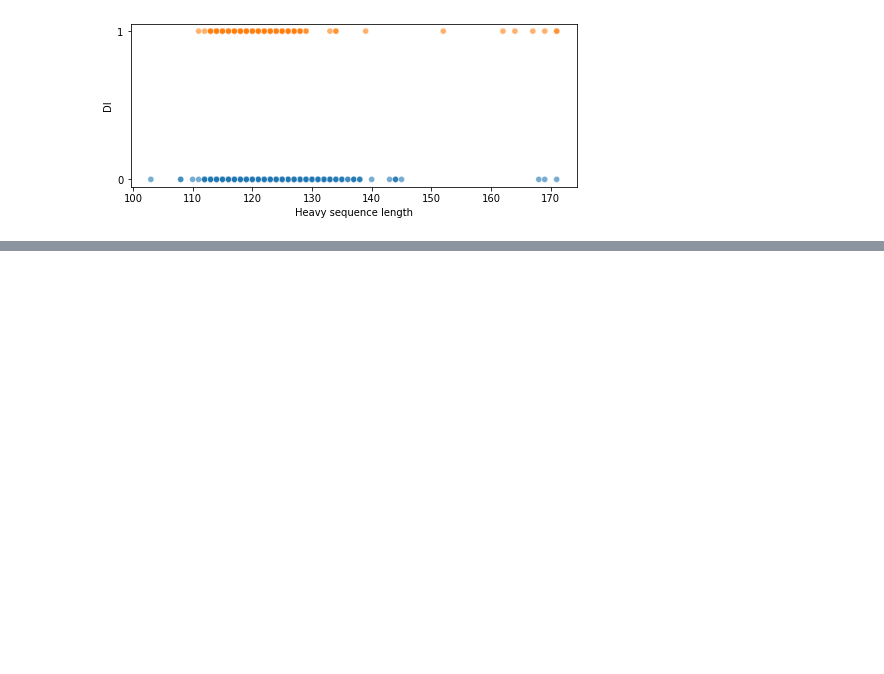
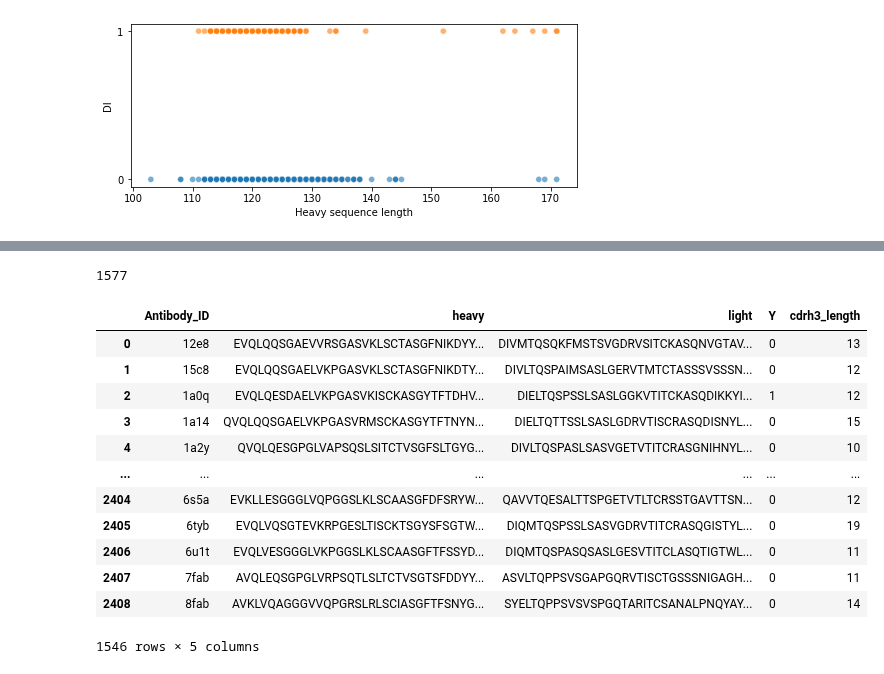
Before and after one commit to kvetab/di-pred, a Jupyter notebook: notebooks/data_processing/04-data-split-deduplicated.ipynb, the cells around one changed output, grey strips where cells are left out. Drawn from its saved outputs; the diff is of its cells as text; code cells hidden in the pictures; blank space fills up the shorter version.

```diff
--- a/notebooks/data_processing/04-data-split-deduplicated.ipynb
+++ b/notebooks/data_processing/04-data-split-deduplicated.ipynb
@@ -534,0 +583,37 @@ plt.show()
+# %%
+cdrh3 = heavy_df.merge(chen_data["Antibody_ID"], left_on="Ab_ID", right_on="Antibody_ID").iloc[:,131:196]
+len(cdrh3)
+# %% [output]
+1577
+# %%
+def is_aa(letter):
+    if letter == "-":
+        return 0
+    else:
+        return 1
+
+def cdr_length(row):
+    length = sum(is_aa(letter) for letter in row)
+    return length
+# %%
+cdrh3_length = cdrh3.apply(cdr_length, axis=1)
+# %%
+chen_data["cdrh3_length"] = list(cdrh3_length)
+# %%
+chen_data_filtered = chen_data[chen_data["cdrh3_length"] < 27]
+# %%
+chen_data_filtered
+# %% [output]
+|  | Antibody_ID | heavy | light | Y | cdrh3_length |
+| 0 | 12e8 | EVQLQQSGAEVVRSGASVKLSCTASGFNIKDYY... | DIVMTQSQKFMSTSVGDRVSITCKASQNVGTAV... | 0 | 13 |
+| 1 | 15c8 | EVQLQQSGAELVKPGASVKLSCTASGFNIKDTY... | DIVLTQSPAIMSASLGERVTMTCTASSSVSSSN... | 0 | 12 |
+| 2 | 1a0q | EVQLQESDAELVKPGASVKISCKASGYTFTDHV... | DIELTQSPSSLSASLGGKVTITCKASQDIKKYI... | 1 | 12 |
+| 3 | 1a14 | QVQLQQSGAELVKPGASVRMSCKASGYTFTNYN... | DIELTQTTSSLSASLGDRVTISCRASQDISNYL... | 0 | 15 |
+| 4 | 1a2y | QVQLQESGPGLVAPSQSLSITCTVSGFSLTGYG... | DIVLTQSPASLSASVGETVTITCRASGNIHNYL... | 0 | 10 |
+| ... | ... | ... | ... | ... | ... |
+| 2404 | 6s5a | EVKLLESGGGLVQPGGSLKLSCAASGFDFSRYW... | QAVVTQESALTTSPGETVTLTCRSSTGAVTTSN... | 0 | 12 |
+| 2405 | 6tyb | EVQLVQSGTEVKRPGESLTISCKTSGYSFSGTW... | DIQMTQSPSSLSASVGDRVTITCRASQGISTYL... | 0 | 19 |
+| 2406 | 6u1t | EVQLVESGGGLVKPGGSLKLSCAASGFTFSSYD... | DIQMTQSPASQSASLGESVTITCLASQTIGTWL... | 0 | 11 |
+| 2407 | 7fab | AVQLEQSGPGLVRPSQTLSLTCTVSGTSFDDYY... | ASVLTQPPSVSGAPGQRVTISCTGSSSNIGAGH... | 0 | 11 |
+| 2408 | 8fab | AVKLVQAGGGVVQPGRSLRLSCIASGFTFSNYG... | SYELTQPPSVSVSPGQTARITCSANALPNQYAY... | 0 | 14 |
+1546 rows × 5 columns
```
Also changed, not shown: parts of 24 cells of this notebook, 1 other file.
